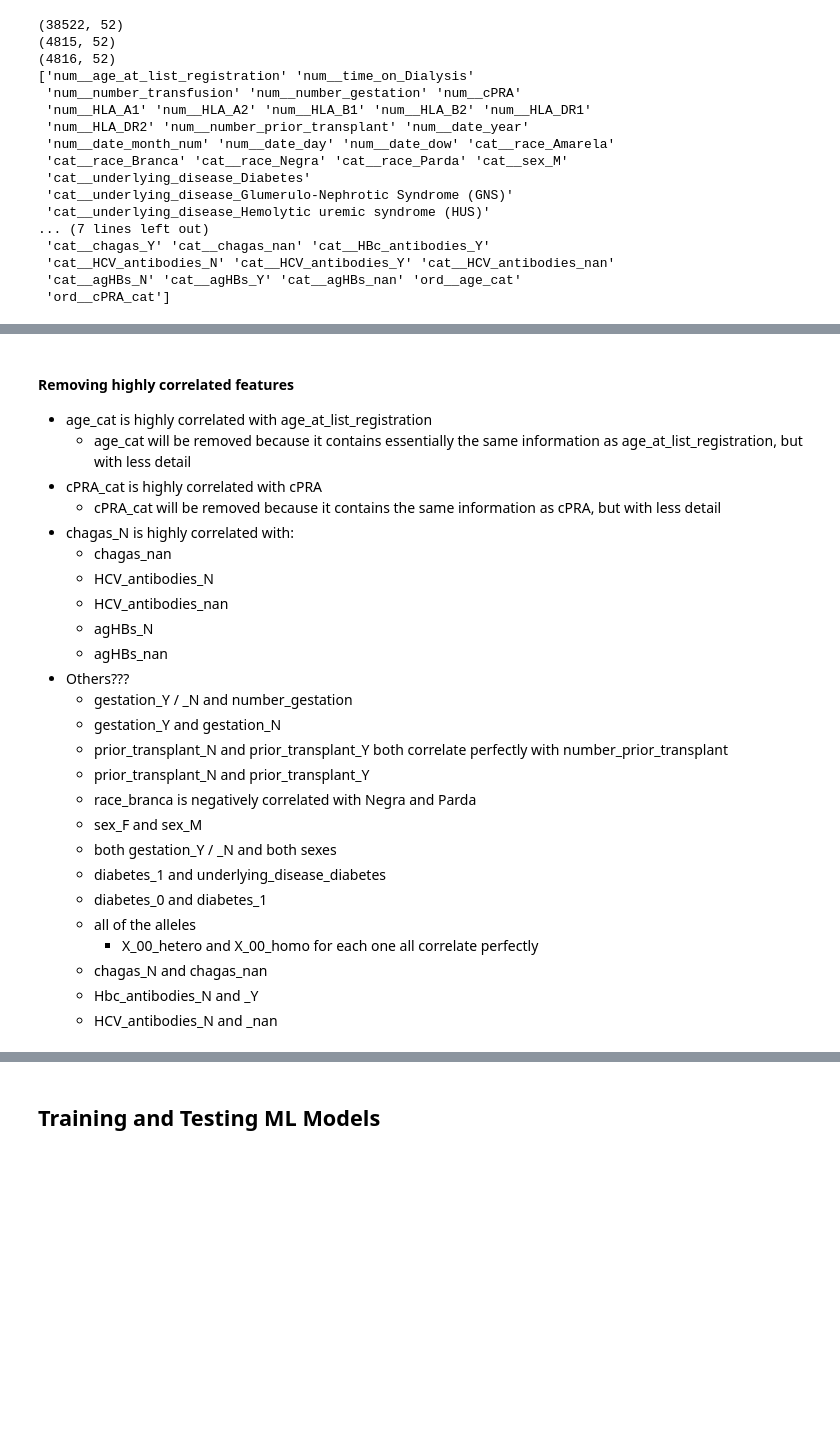
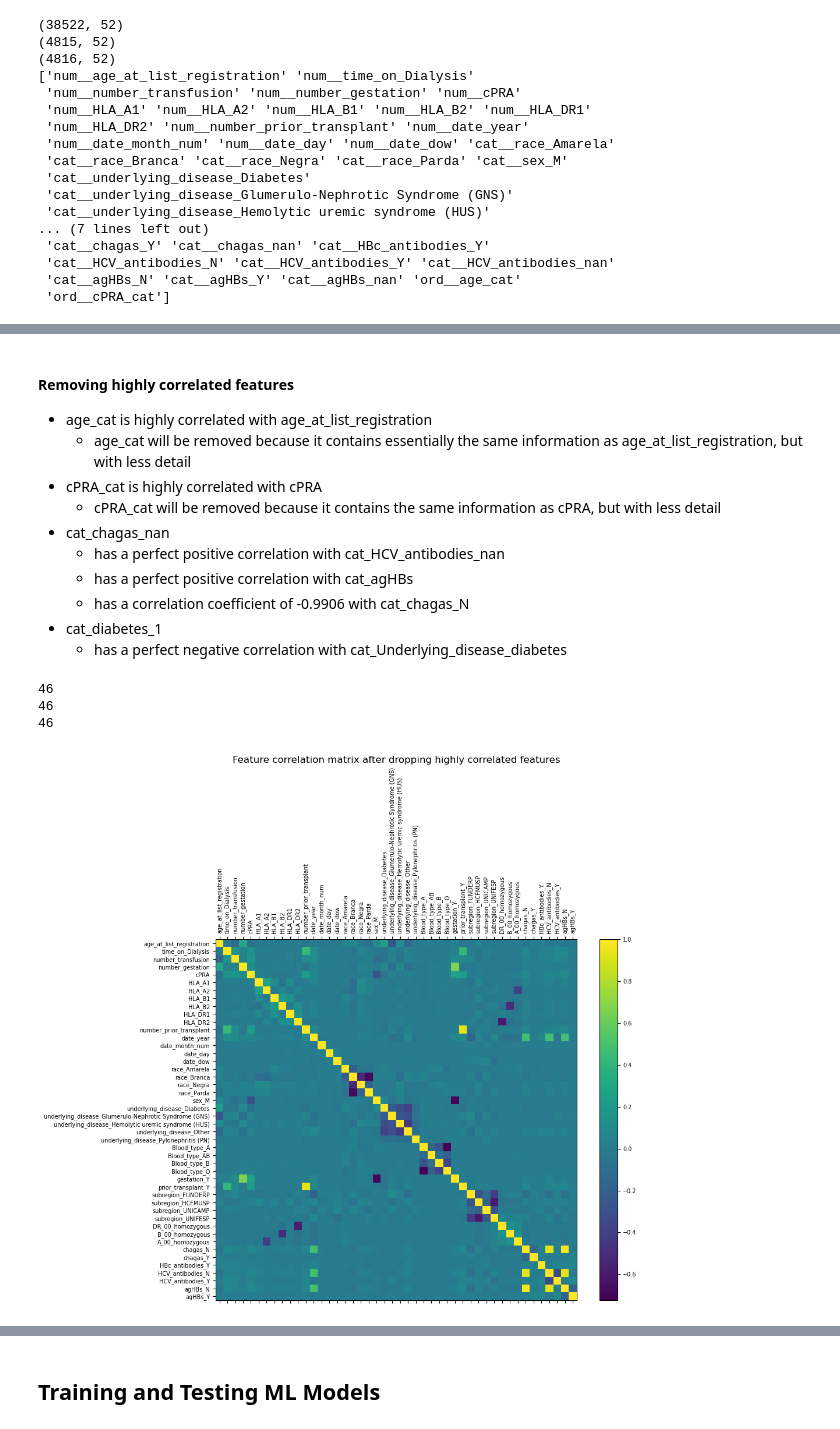
Before and after one commit to lross4/data1030_project, a Jupyter notebook: src/kidney_transplant_project.ipynb, the cells around one changed output, grey strips where cells are left out. Drawn from its saved outputs; the diff is of its cells as text; code cells hidden in the pictures; blank space fills up the shorter version.

```diff
--- a/src/kidney_transplant_project.ipynb
+++ b/src/kidney_transplant_project.ipynb
@@ -1031,24 +976,26 @@ plt.show()
     - age_cat will be removed because it contains essentially the same information as age_at_list_registration, but with less detail
 - cPRA_cat is highly correlated with cPRA
     - cPRA_cat will be removed because it contains the same information as cPRA, but with less detail
-- chagas_N is highly correlated with:
-    - chagas_nan
-    - HCV_antibodies_N
-    - HCV_antibodies_nan
-    - agHBs_N
-    - agHBs_nan
-- Others???
-    - gestation_Y / _N and number_gestation
-    - gestation_Y and gestation_N
-    - prior_transplant_N and prior_transplant_Y both correlate perfectly with number_prior_transplant
-    - prior_transplant_N and prior_transplant_Y
-    - race_branca is negatively correlated with Negra and Parda
-    - sex_F and sex_M
-    - both gestation_Y / _N and both sexes
-    - diabetes_1 and underlying_disease_diabetes
-    - diabetes_0 and diabetes_1
-    - all of the alleles
-        - X_00_hetero and X_00_homo for each one all correlate perfectly
-    - chagas_N and chagas_nan
-    - Hbc_antibodies_N and _Y
-    - HCV_antibodies_N and _nan
+- cat_chagas_nan
+    - has a perfect positive correlation with cat_HCV_antibodies_nan
+    - has a perfect positive correlation with cat_agHBs
+    - has a correlation coefficient of -0.9906 with cat_chagas_N
+- cat_diabetes_1
+    - has a perfect negative correlation with cat_Underlying_disease_diabetes
+# %%
+prepped_ftrs_to_drop = ['ord__cPRA_cat', 'cat__diabetes_1',
+                        'cat__HCV_antibodies_nan', 'cat__agHBs_nan',
+                        'cat__chagas_nan', 'ord__age_cat']
+# %%
+df_train_preprocessed.drop(columns=prepped_ftrs_to_drop, inplace=True)
+df_val_preprocessed.drop(columns=prepped_ftrs_to_drop, inplace=True)
+df_test_preprocessed.drop(columns=prepped_ftrs_to_drop, inplace=True)
+# %%
+# print(df_train_preprocessed.columns)
+print(len(df_train_preprocessed.columns))
+print(len(df_val_preprocessed.columns))
+print(len(df_test_preprocessed.columns))
+# %% [output]
+46
+46
+46
@@ -1054,0 +1007,18 @@ plt.show()
+# %%
+cm = df_train_preprocessed.corr()
+
+plt.rcParams.update({'font.size': 7})
+
+# plot correlation matrix
+f = plt.figure(figsize=(10,10))
+plt.matshow(cm,fignum=f.number)
+labels = [x[5:] for x in df_train_preprocessed.columns]
+plt.xticks(range(df_train_preprocessed.shape[1]), labels, rotation=90)
+plt.yticks(range(df_train_preprocessed.shape[1]), labels)
+plt.colorbar(shrink=0.8)
+plt.rcParams.update({'font.size': 10})
+plt.title('Feature correlation matrix after dropping highly correlated features')
+plt.savefig('../figures/preprocessed_ftr_corr_matrix_after_dropping.png',dpi=300)
+plt.show()
+# %% [output]
+[figure, added]
```
Also changed, not shown: parts of 105 cells of this notebook, 17 other files.
